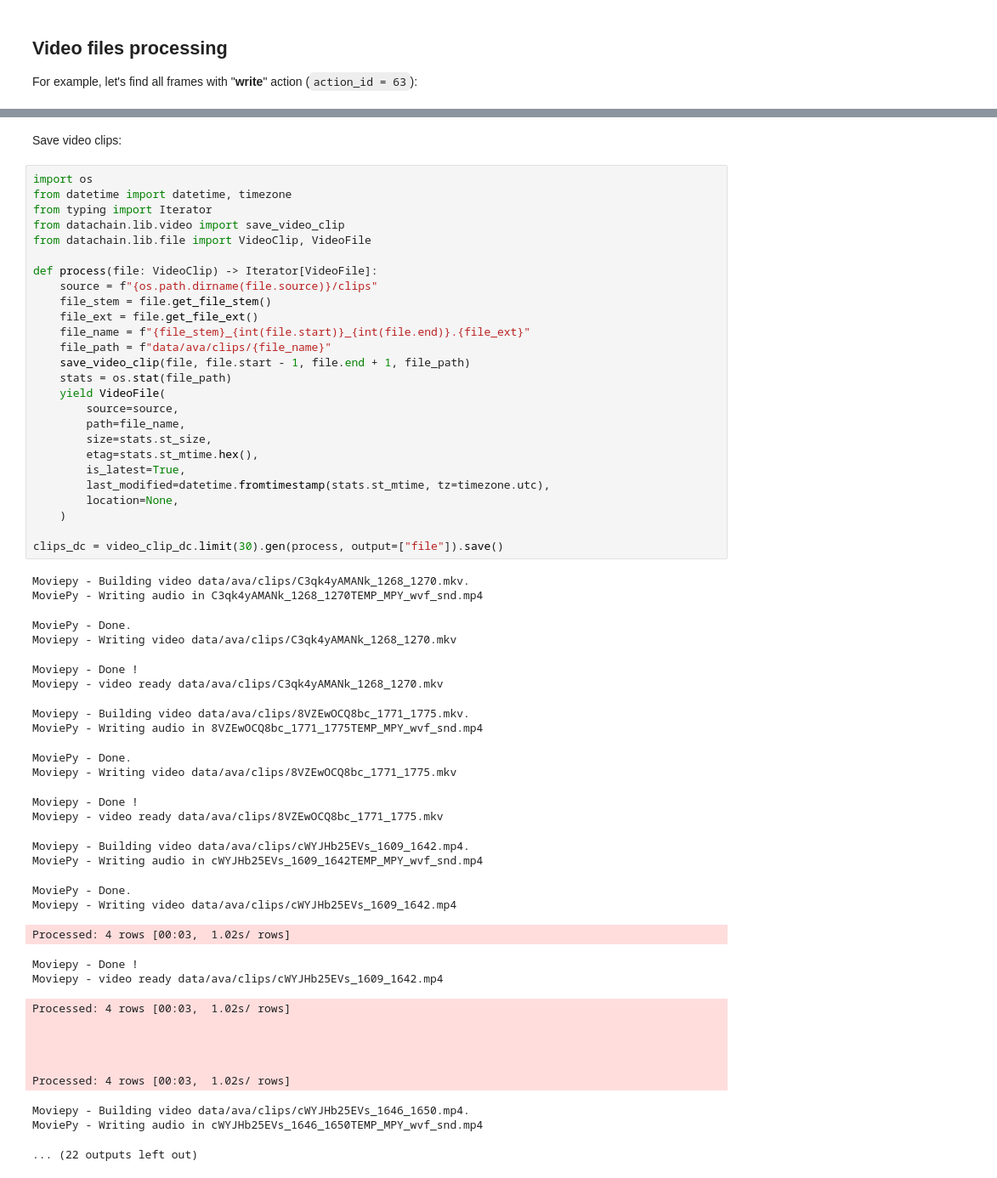
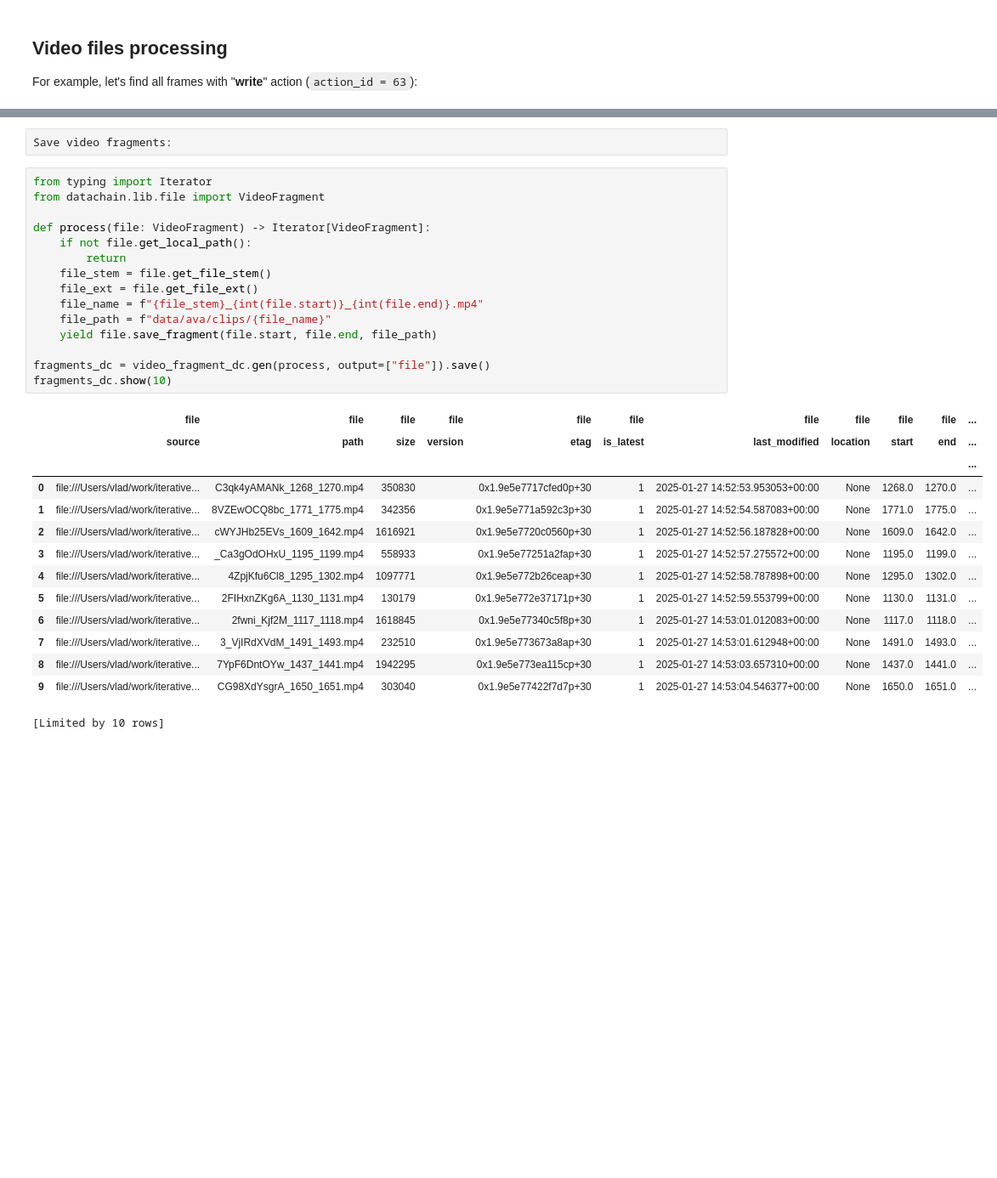
Before and after one commit to datachain-ai/datachain-examples, a Jupyter notebook: video/video.ipynb, the cells around one changed output, grey strips where cells are left out. Shown at 85% size. Saved outputs shown, nothing was run; the diff lists cells and outputs as text; blank space fills up the shorter version.

```diff
--- a/video/video.ipynb
+++ b/video/video.ipynb
@@ -375,57 +480,32 @@ video_clip_dc.show(10)
-# %% [markdown]
-Save video clips:
+# %% [raw]
+Save video fragments:
 # %%
-import os
-from datetime import datetime, timezone
 from typing import Iterator
-from datachain.lib.video import save_video_clip
-from datachain.lib.file import VideoClip, VideoFile
+from datachain.lib.file import VideoFragment
 
-def process(file: VideoClip) -> Iterator[VideoFile]:
-    source = f"{os.path.dirname(file.source)}/clips"
+def process(file: VideoFragment) -> Iterator[VideoFragment]:
+    if not file.get_local_path():
+        return
     file_stem = file.get_file_stem()
     file_ext = file.get_file_ext()
-    file_name = f"{file_stem}_{int(file.start)}_{int(file.end)}.{file_ext}"
+    file_name = f"{file_stem}_{int(file.start)}_{int(file.end)}.mp4"
     file_path = f"data/ava/clips/{file_name}"
-    save_video_clip(file, file.start - 1, file.end + 1, file_path)
-    stats = os.stat(file_path)
-    yield VideoFile(
-        source=source,
-        path=file_name,
-        size=stats.st_size,
-        etag=stats.st_mtime.hex(),
-        is_latest=True,
-        last_modified=datetime.fromtimestamp(stats.st_mtime, tz=timezone.utc),
-        location=None,
-    )
+    yield file.save_fragment(file.start, file.end, file_path)
 
-clips_dc = video_clip_dc.limit(30).gen(process, output=["file"]).save()
+fragments_dc = video_fragment_dc.gen(process, output=["file"]).save()
+fragments_dc.show(10)
 # %% [output]
+|  | file | file | file | file | file | file | file | file | file | file | ... |
+|  | source | path | size | version | etag | is_latest | last_modified | location | start | end | ... |
+|  |  |  |  |  |  |  |  |  |  |  | ... |
+| 0 | file:///Users/vlad/work/iterative... | C3qk4yAMANk_1268_1270.mp4 | 350830 |  | 0x1.9e5e7717cfed0p+30 | 1 | 2025-01-27 14:52:53.953053+00:00 | None | 1268.0 | 1270.0 | ... |
+| 1 | file:///Users/vlad/work/iterative... | 8VZEwOCQ8bc_1771_1775.mp4 | 342356 |  | 0x1.9e5e771a592c3p+30 | 1 | 2025-01-27 14:52:54.587083+00:00 | None | 1771.0 | 1775.0 | ... |
+| 2 | file:///Users/vlad/work/iterative... | cWYJHb25EVs_1609_1642.mp4 | 1616921 |  | 0x1.9e5e7720c0560p+30 | 1 | 2025-01-27 14:52:56.187828+00:00 | None | 1609.0 | 1642.0 | ... |
+| 3 | file:///Users/vlad/work/iterative... | _Ca3gOdOHxU_1195_1199.mp4 | 558933 |  | 0x1.9e5e77251a2fap+30 | 1 | 2025-01-27 14:52:57.275572+00:00 | None | 1195.0 | 1199.0 | ... |
+| 4 | file:///Users/vlad/work/iterative... | 4ZpjKfu6Cl8_1295_1302.mp4 | 1097771 |  | 0x1.9e5e772b26ceap+30 | 1 | 2025-01-27 14:52:58.787898+00:00 | None | 1295.0 | 1302.0 | ... |
+| 5 | file:///Users/vlad/work/iterative... | 2FIHxnZKg6A_1130_1131.mp4 | 130179 |  | 0x1.9e5e772e37171p+30 | 1 | 2025-01-27 14:52:59.553799+00:00 | None | 1130.0 | 1131.0 | ... |
+| 6 | file:///Users/vlad/work/iterative... | 2fwni_Kjf2M_1117_1118.mp4 | 1618845 |  | 0x1.9e5e77340c5f8p+30 | 1 | 2025-01-27 14:53:01.012083+00:00 | None | 1117.0 | 1118.0 | ... |
+| 7 | file:///Users/vlad/work/iterative... | 3_VjIRdXVdM_1491_1493.mp4 | 232510 |  | 0x1.9e5e773673a8ap+30 | 1 | 2025-01-27 14:53:01.612948+00:00 | None | 1491.0 | 1493.0 | ... |
+| 8 | file:///Users/vlad/work/iterative... | 7YpF6DntOYw_1437_1441.mp4 | 1942295 |  | 0x1.9e5e773ea115cp+30 | 1 | 2025-01-27 14:53:03.657310+00:00 | None | 1437.0 | 1441.0 | ... |
+| 9 | file:///Users/vlad/work/iterative... | CG98XdYsgrA_1650_1651.mp4 | 303040 |  | 0x1.9e5e77422f7d7p+30 | 1 | 2025-01-27 14:53:04.546377+00:00 | None | 1650.0 | 1651.0 | ... |
-Moviepy - Building video data/ava/clips/C3qk4yAMANk_1268_1270.mkv.
-MoviePy - Writing audio in C3qk4yAMANk_1268_1270TEMP_MPY_wvf_snd.mp4
+[Limited by 10 rows]
-MoviePy - Done.
-Moviepy - Writing video data/ava/clips/C3qk4yAMANk_1268_1270.mkv
-Moviepy - Done !
-Moviepy - video ready data/ava/clips/C3qk4yAMANk_1268_1270.mkv
-Moviepy - Building video data/ava/clips/8VZEwOCQ8bc_1771_1775.mkv.
-MoviePy - Writing audio in 8VZEwOCQ8bc_1771_1775TEMP_MPY_wvf_snd.mp4
-MoviePy - Done.
-Moviepy - Writing video data/ava/clips/8VZEwOCQ8bc_1771_1775.mkv
-Moviepy - Done !
-Moviepy - video ready data/ava/clips/8VZEwOCQ8bc_1771_1775.mkv
-Moviepy - Building video data/ava/clips/cWYJHb25EVs_1609_1642.mp4.
-MoviePy - Writing audio in cWYJHb25EVs_1609_1642TEMP_MPY_wvf_snd.mp4
-MoviePy - Done.
-Moviepy - Writing video data/ava/clips/cWYJHb25EVs_1609_1642.mp4
-Processed: 4 rows [00:03,  1.02s/ rows]
-Moviepy - Done !
-Moviepy - video ready data/ava/clips/cWYJHb25EVs_1609_1642.mp4
-Processed: 4 rows [00:03,  1.02s/ rows]
-
-
-
-
-Processed: 4 rows [00:03,  1.02s/ rows]
-Moviepy - Building video data/ava/clips/cWYJHb25EVs_1646_1650.mp4.
-MoviePy - Writing audio in cWYJHb25EVs_1646_1650TEMP_MPY_wvf_snd.mp4
-... (22 outputs left out)
```
Also changed, not shown: parts of 39 cells of this notebook.
